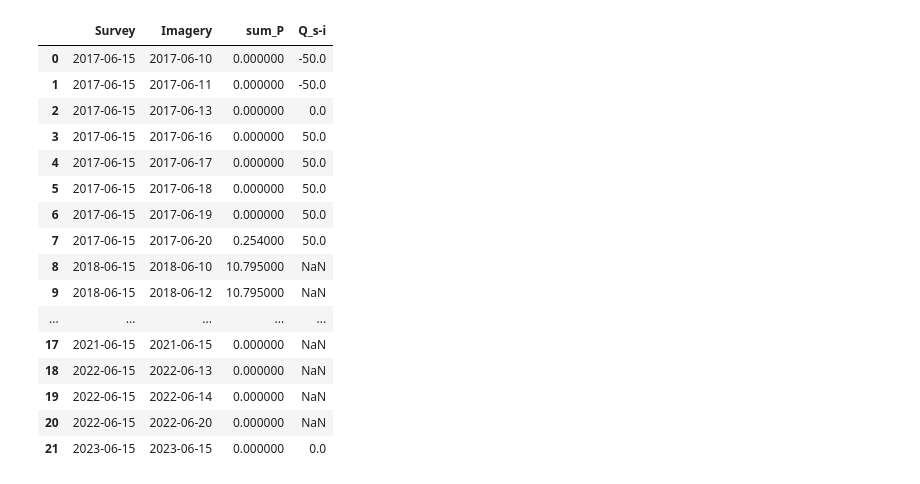
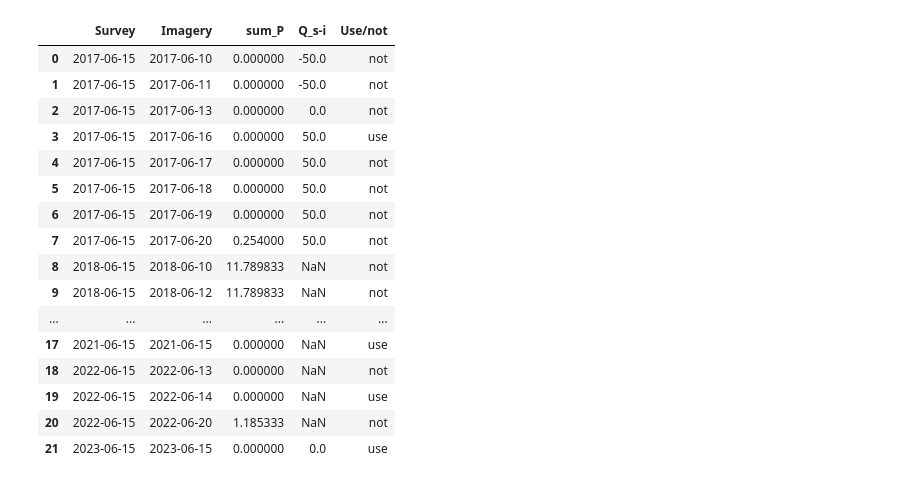
Before and after one commit to lapidesd/SanPedro_wetdry_pilot, a Jupyter notebook: code/Ramsey_survey_imagery.ipynb, the cells around one changed output. Cells and saved outputs as stored; diff of their text form; code cells hidden in the pictures.

```diff
--- a/code/Ramsey_survey_imagery.ipynb
+++ b/code/Ramsey_survey_imagery.ipynb
@@ -59,32 +44,46 @@ R_datessurData = pd.merge(matching_df, R_hyd, left_on = 'Survey', right_on = 'da
 R_datesimData = pd.merge(matching_df, R_hyd, left_on = 'Imagery', right_on = 'date')
 #R_datessurData = R_datessurData.drop(columns = ['Imagery','date'])
 #R_datesimData = R_datesimData.drop(columns = ['Survey','date'])
+# %%
+def sum_pdatesbetween(d1, d2):
+    #if d1 == d2:
+      #  return R_hyd['P [mm]']['Date'=d1]
+    r = pd.date_range(start=min(d1,d2), end=max(d1,d2))
+    return R_hyd[R_hyd['date'].isin(r)]['P [mm]'].sum()
 # %%
 Rh = pd.DataFrame([])
+#Rh['sum_P']=[]
 
 Rh['Survey'] = matching_df['Survey']
 Rh['Imagery'] = matching_df['Imagery']
-Rh['sum_P'] = R_datessurData['P [mm]'] + R_datesimData['P [mm]']
+Rh['sum_P'] = [sum_pdatesbetween(R_datessurData.loc[i, 'Survey'], R_datesimData.loc[i, 'Imagery']) for i in range(len(Rh))]
+#R_datessurData['P [mm]'] + R_datesimData['P [mm]'] # + the days in between the two dates from R_hyd['P [mm]']
 Rh['Q_s-i'] = (R_datessurData['Q [mm/d]'] - R_datesimData['Q [mm/d]']) / R_datessurData['Q [mm/d]'] * 100
+Rh['Use/not'] = ['not', 'not', 'not', 'use', 'not', 'not',
+                 'not', 'not', 'not', 'not', 'use', 'not',
+                 'not', 'not', 'not', 'use', 'use', 'use',
+                 'not', 'use', 'not', 'use']
+Rh.fillna('')
+
+
 Rh
-#FIXA NaN och -inf
 # %% [output]
-|  | Survey | Imagery | sum_P | Q_s-i |
-| 0 | 2017-06-15 | 2017-06-10 | 0.000000 | -50.0 |
-| 1 | 2017-06-15 | 2017-06-11 | 0.000000 | -50.0 |
-| 2 | 2017-06-15 | 2017-06-13 | 0.000000 | 0.0 |
-| 3 | 2017-06-15 | 2017-06-16 | 0.000000 | 50.0 |
-| 4 | 2017-06-15 | 2017-06-17 | 0.000000 | 50.0 |
-| 5 | 2017-06-15 | 2017-06-18 | 0.000000 | 50.0 |
-| 6 | 2017-06-15 | 2017-06-19 | 0.000000 | 50.0 |
-| 7 | 2017-06-15 | 2017-06-20 | 0.254000 | 50.0 |
-| 8 | 2018-06-15 | 2018-06-10 | 10.795000 | NaN |
-| 9 | 2018-06-15 | 2018-06-12 | 10.795000 | NaN |
-| ... | ... | ... | ... | ... |
-| 17 | 2021-06-15 | 2021-06-15 | 0.000000 | NaN |
-| 18 | 2022-06-15 | 2022-06-13 | 0.000000 | NaN |
-| 19 | 2022-06-15 | 2022-06-14 | 0.000000 | NaN |
-| 20 | 2022-06-15 | 2022-06-20 | 0.000000 | NaN |
-| 21 | 2023-06-15 | 2023-06-15 | 0.000000 | 0.0 |
+|  | Survey | Imagery | sum_P | Q_s-i | Use/not |
+| 0 | 2017-06-15 | 2017-06-10 | 0.000000 | -50.0 | not |
+| 1 | 2017-06-15 | 2017-06-11 | 0.000000 | -50.0 | not |
+| 2 | 2017-06-15 | 2017-06-13 | 0.000000 | 0.0 | not |
+| 3 | 2017-06-15 | 2017-06-16 | 0.000000 | 50.0 | use |
+| 4 | 2017-06-15 | 2017-06-17 | 0.000000 | 50.0 | not |
+| 5 | 2017-06-15 | 2017-06-18 | 0.000000 | 50.0 | not |
+| 6 | 2017-06-15 | 2017-06-19 | 0.000000 | 50.0 | not |
+| 7 | 2017-06-15 | 2017-06-20 | 0.254000 | 50.0 | not |
+| 8 | 2018-06-15 | 2018-06-10 | 11.789833 | NaN | not |
+| 9 | 2018-06-15 | 2018-06-12 | 11.789833 | NaN | not |
+| ... | ... | ... | ... | ... | ... |
+| 17 | 2021-06-15 | 2021-06-15 | 0.000000 | NaN | use |
+| 18 | 2022-06-15 | 2022-06-13 | 0.000000 | NaN | not |
+| 19 | 2022-06-15 | 2022-06-14 | 0.000000 | NaN | use |
+| 20 | 2022-06-15 | 2022-06-20 | 1.185333 | NaN | not |
+| 21 | 2023-06-15 | 2023-06-15 | 0.000000 | 0.0 | use |
 # %%
 Rh.to_csv('../data/Ramsey/Ramsey_survey_imagery_hydro.csv', index = 'False')
```
Also changed, not shown: parts of 4 cells of this notebook, 8 other files.
